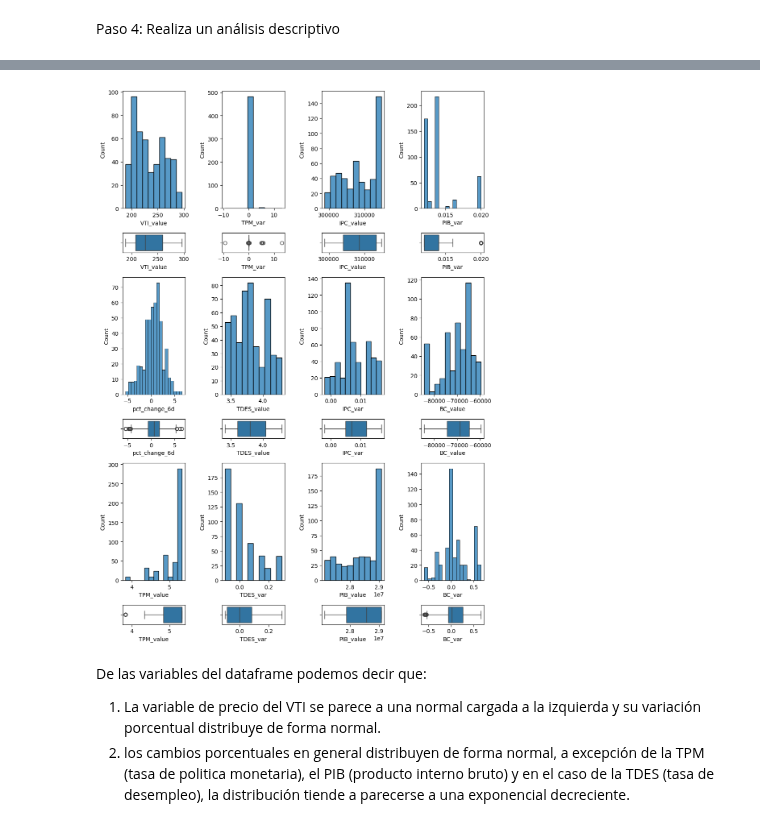
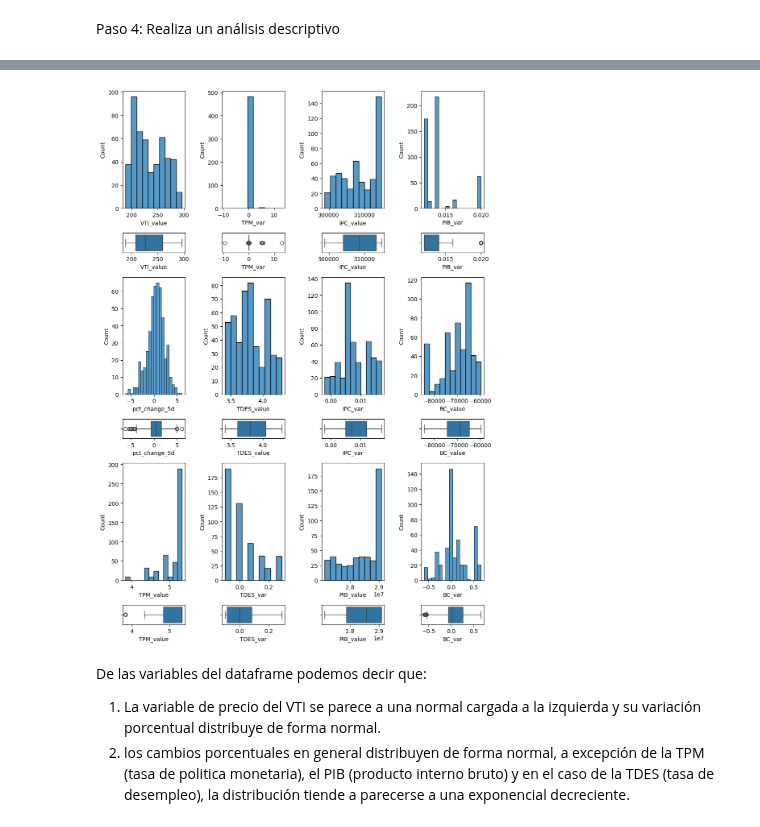
Before and after one commit to diegomacaya/proyecto_DataScience_DMS, a Jupyter notebook: src/Proyecto_Data_Science.ipynb, the cells around one changed output, grey strips where cells are left out. Drawn from its saved outputs; the diff is of its cells as text; code cells hidden in the pictures.

```diff
--- a/src/Proyecto_Data_Science.ipynb
+++ b/src/Proyecto_Data_Science.ipynb
@@ -512,9 +512,9 @@ vti = vti.rename(columns = {'t' : 'date'})
 # %%
 # Calcular el valor del VTI cinco días antes y añadirlo al DataFrame
 
-vti['VTI_6_days_ago'] = vti['VTI_value'].shift(6)
+vti['VTI_5_days_ago'] = vti['VTI_value'].shift(5)
 # %%
-vti['pct_change_6d'] = vti['VTI_6_days_ago'].pct_change(6) * 100
+vti['pct_change_5d'] = vti['VTI_5_days_ago'].pct_change(5) * 100
 # %%
 vti = vti.set_index("date")
 
@@ -590,7 +590,7 @@ df_indicadores_D
 | 2024-11-08 | 4.83 | 0.0 | 4.100000 | 0.000 | 314686.000000 | 0.006 | 2.907661e+07 | 0.014 | -84359.000000 | 0.522 | ... |
 709 rows × 13 columns
 # %%
-df_indicadores_D = df_indicadores_D [['VTI_value', 'VTI_6_days_ago', 'pct_change_6d', 'TPM_value', 'TPM_var','TDES_value', 'TDES_var', 'IPC_value', 'IPC_var', 'PIB_value', 'PIB_var', 'BC_value', 'BC_var']]
+df_indicadores_D = df_indicadores_D [['VTI_value', 'VTI_5_days_ago', 'pct_change_5d', 'TPM_value', 'TPM_var','TDES_value', 'TDES_var', 'IPC_value', 'IPC_var', 'PIB_value', 'PIB_var', 'BC_value', 'BC_var']]
 
 df_indicadores_D
 # %% [output]
@@ -688,8 +688,8 @@ fig, axis = plt.subplots(6, 4, figsize = (10, 14), gridspec_kw = {"height_ratios
 sns.histplot(ax = axis[0,0], data = df_indicadores_D, x = "VTI_value")
 sns.boxplot(ax = axis[1,0], data = df_indicadores_D, x = "VTI_value")
 
-sns.histplot(ax = axis[2,0], data = df_indicadores_D, x = "pct_change_6d") #.set_xlim(0, 200)
-sns.boxplot(ax = axis[3,0], data = df_indicadores_D, x = "pct_change_6d")
+sns.histplot(ax = axis[2,0], data = df_indicadores_D, x = "pct_change_5d") #.set_xlim(0, 200)
+sns.boxplot(ax = axis[3,0], data = df_indicadores_D, x = "pct_change_5d")
 
 sns.histplot(ax = axis[4,0], data = df_indicadores_D, x = "TPM_value")
 sns.boxplot(ax = axis[5,0], data = df_indicadores_D, x = "TPM_value")
@@ -700,34 +700,34 @@ sns.boxplot(ax = axis[1,1], data = df_indicadores_D, x = "TPM_var")
 sns.histplot(ax = axis[2,1], data = df_indicadores_D, x = "TDES_value")
 sns.boxplot(ax = axis[3,1], data = df_indicadores_D, x = "TDES_value")
 
 sns.histplot(ax = axis[4,1], data = df_indicadores_D, x = "TDES_var")
 sns.boxplot(ax = axis[5,1], data = df_indicadores_D, x = "TDES_var")
 
 sns.histplot(ax = axis[0,2], data = df_indicadores_D, x = "IPC_value")
 sns.boxplot(ax = axis[1,2], data = df_indicadores_D, x = "IPC_value")
 
 sns.histplot(ax = axis[2,2], data = df_indicadores_D, x = "IPC_var")
 sns.boxplot(ax = axis[3,2], data = df_indicadores_D, x = "IPC_var")
 
 sns.histplot(ax = axis[4,2], data = df_indicadores_D, x = "PIB_value")
 sns.boxplot(ax = axis[5,2], data = df_indicadores_D, x = "PIB_value")
 
 sns.histplot(ax = axis[0,3], data = df_indicadores_D, x = "PIB_var")
 sns.boxplot(ax = axis[1,3], data = df_indicadores_D, x = "PIB_var")
 
 sns.histplot(ax = axis[2,3], data = df_indicadores_D, x = "BC_value")
 sns.boxplot(ax = axis[3,3], data = df_indicadores_D, x = "BC_value")
 
 sns.histplot(ax = axis[4,3], data = df_indicadores_D, x = "BC_var")
 sns.boxplot(ax = axis[5,3], data = df_indicadores_D, x = "BC_var")
 
 # Adjust layout
 plt.tight_layout()
 
 # Show the plot
 plt.show()
 # %% [output]
-[figure, old version]
+[figure, new version]
 # %% [markdown]
 De las variables del dataframe podemos decir que:
 1. La variable de precio del VTI se parece a una normal cargada a la izquierda y su variación porcentual distribuye de forma normal.
```
Also changed, not shown: parts of 15 cells of this notebook, 36 other files.
